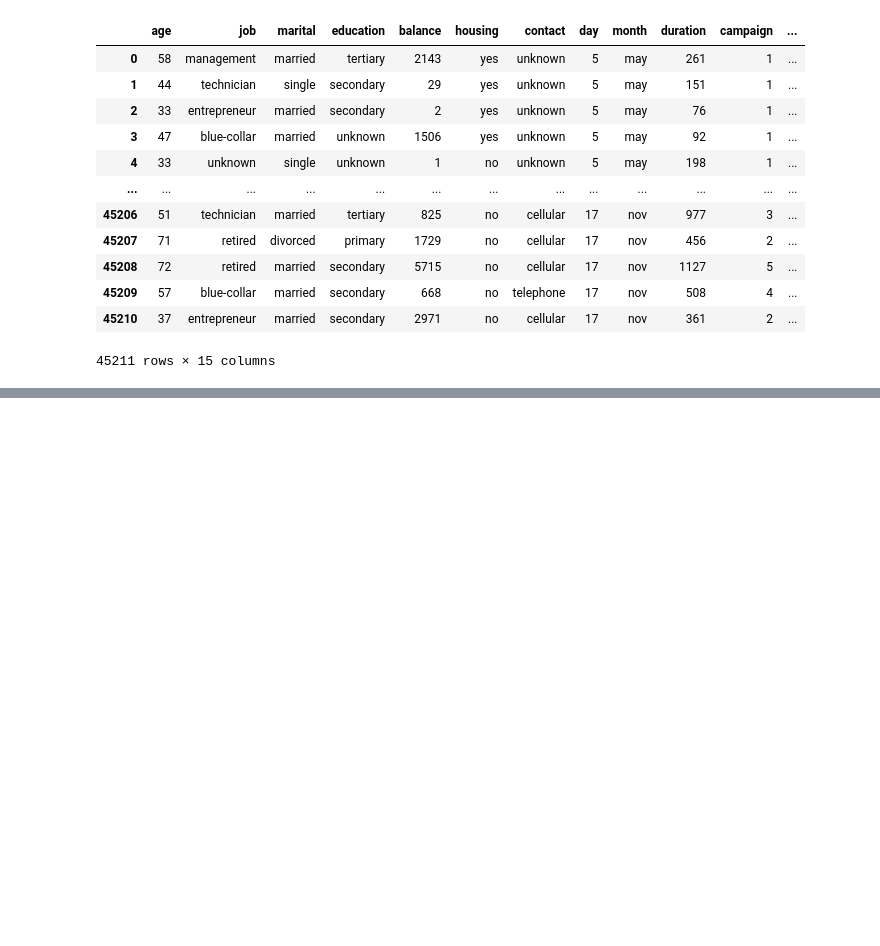
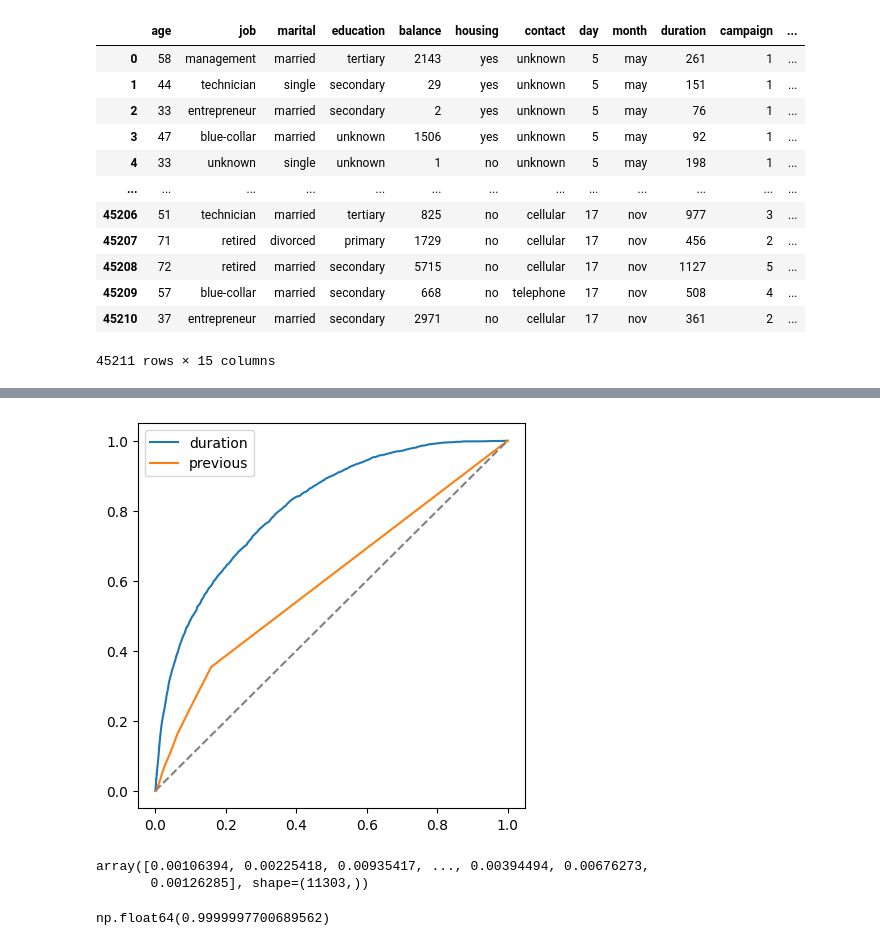
Before and after one commit to priyanshu7739410/machine-learning-zoomcamp-homework, a Jupyter notebook: Evaluation/homework.ipynb, the cells around one changed output, grey strips where cells are left out. Drawn from its saved outputs; the diff is of its cells as text; code cells hidden in the pictures; blank space fills up the shorter version.

```diff
--- a/Evaluation/homework.ipynb
+++ b/Evaluation/homework.ipynb
@@ -55,6 +55,10 @@ data
 from sklearn.model_selection import train_test_split
 data_full_train,data_test=train_test_split(data,test_size=0.2,random_state=1)
 data_train,data_val=train_test_split(data,test_size=0.25,random_state=1)
+
+data_train = data_train.reset_index(drop=True)
+data_val = data_val.reset_index(drop=True)
+data_test = data_test.reset_index(drop=True)
 # %%
 numerical=['balance',
 'day',
@@ -94,2 +101,20 @@ ROC_AUC_feature_importance
  ('duration', np.float64(0.8117171432689722)),
  ('previous', np.float64(0.5994010001038775))]
+# %%
+from sklearn.metrics import roc_curve
+import matplotlib.pyplot as plt
+
+plt.figure(figsize=(5,5))
+
+fpr , tpr,_ = roc_curve(y_train,data_train.duration)
+plt.plot(fpr, tpr, label='duration')
+
+fpr , tpr,_ = roc_curve(y_train,data_train.previous)
+plt.plot(fpr , tpr , label='previous')
+
+plt.plot([0, 1], [0, 1], color='grey', linestyle='--')
+
+plt.legend()
+plt.show()
+# %% [output]
+[figure, added]
@@ -95,0 +138,9 @@ ROC_AUC_feature_importance
+# %%
+y_pred
+# %% [output]
+array([0.00106394, 0.00225418, 0.00935417, ..., 0.00394494, 0.00676273,
+       0.00126285], shape=(11303,))
+# %%
+roc_auc_score(y_val,y_pred)
+# %% [output]
+np.float64(0.9999997700689562)
```
Also changed, not shown: parts of 8 cells of this notebook.
